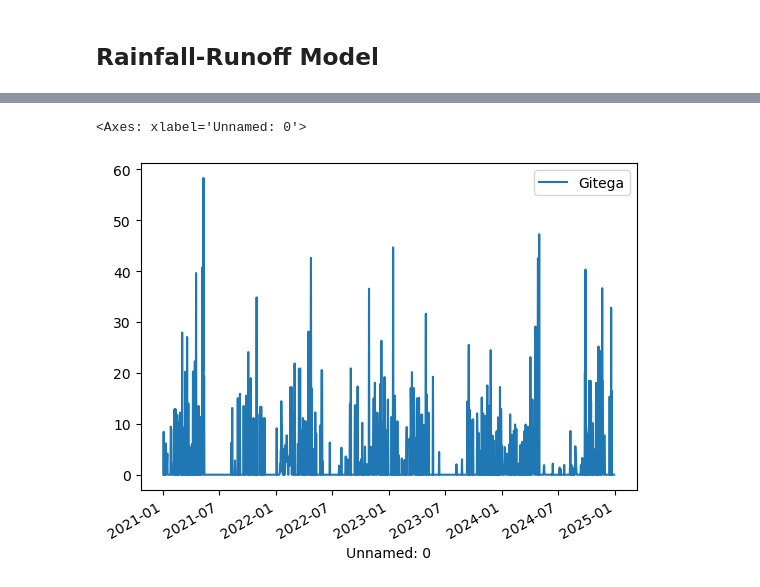
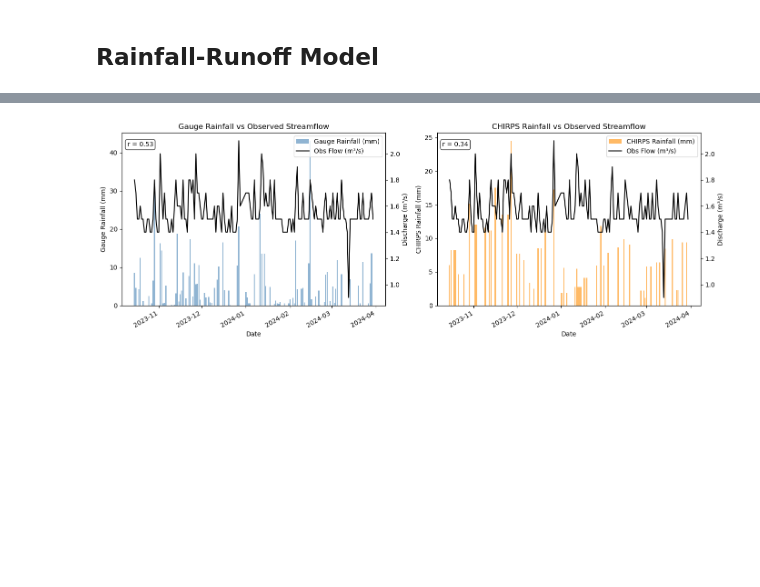
Before and after one commit to emzu/Kigali-Global-Flood-Models, a Jupyter notebook: Case_Study_02)_Rugunga.ipynb, the cells around one changed output, grey strips where cells are left out. Cells and saved outputs as stored; diff of their text form; code cells hidden in the pictures; blank space fills up the shorter version.

```diff
--- a/Case_Study_02)_Rugunga.ipynb
+++ b/Case_Study_02)_Rugunga.ipynb
@@ -82,7 +454,40 @@ CHRIPS: Using satellite (NASA IMERG) data to downscale to daily rainfall
 # %%
-gitega_chirps_df = pd.read_csv('Rainfall Station Data\gitega_chirps.csv', parse_dates=['Unnamed: 0'])
+fig, axes = plt.subplots(1, 2, figsize=(14, 5))
+
+datasets = [
+    ('Gauge', 'Gauge Rainfall (mm)', 'steelblue'),
+    ('CHIRPS', 'CHIRPS Rainfall (mm)', 'darkorange'),
+]
+
+for ax, (rain_col, rain_label, rain_color) in zip(axes, datasets):
+    ax2 = ax.twinx()
+
+    # Rainfall bars on left y-axis
+    ax.bar(merged_df_discharge.index, merged_df_discharge[rain_col], color=rain_color, alpha=0.6,
+           label=rain_label, width=0.8)
+
+    # Observed flow line on right y-axis
+    ax2.plot(merged_df_discharge.index, merged_df_discharge['Obs Flow (M3/S)'], color='black',
+             linewidth=1.5, label='Obs Flow (m³/s)')
+
+    # Pearson correlation
+    r = merged_df_discharge[rain_col].corr(merged_df_discharge['Obs Flow (M3/S)'])
+    ax.text(0.02, 0.95, f'r = {r:.2f}', transform=ax.transAxes, fontsize=10,
+            verticalalignment='top',
+            bbox=dict(boxstyle='round', facecolor='white', alpha=0.8))
+
+    ax.set_xlabel('Date')
+    ax.set_ylabel(rain_label)
+    ax2.set_ylabel('Discharge (m³/s)')
+    ax.set_title(f'{rain_col} Rainfall vs Observed Streamflow')
+
+    # Combined legend
+    h1, l1 = ax.get_legend_handles_labels()
+    h2, l2 = ax2.get_legend_handles_labels()
+    ax.legend(h1 + h2, l1 + l2, loc='upper right')
+
+plt.gcf().autofmt_xdate()
+plt.tight_layout()
+plt.show()
+# %% [output]
+[figure, added]
-# %%
-gitega_chirps_df.plot(y = 'Gitega', x='Unnamed: 0')
-# %% [output]
-<Axes: xlabel='Unnamed: 0'>
-[figure, removed]
```
Also changed, not shown: parts of 15 cells of this notebook, 6 other files.
